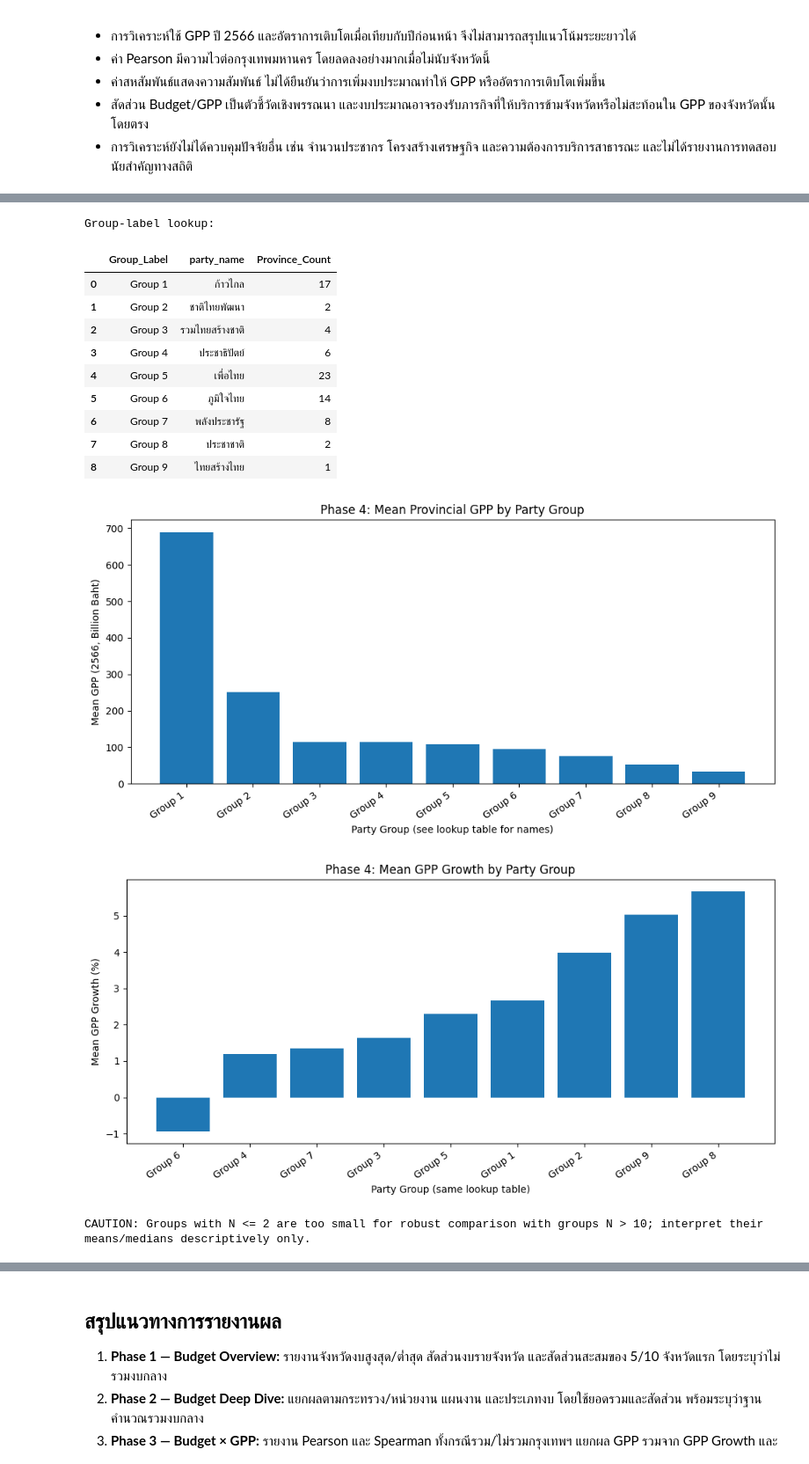
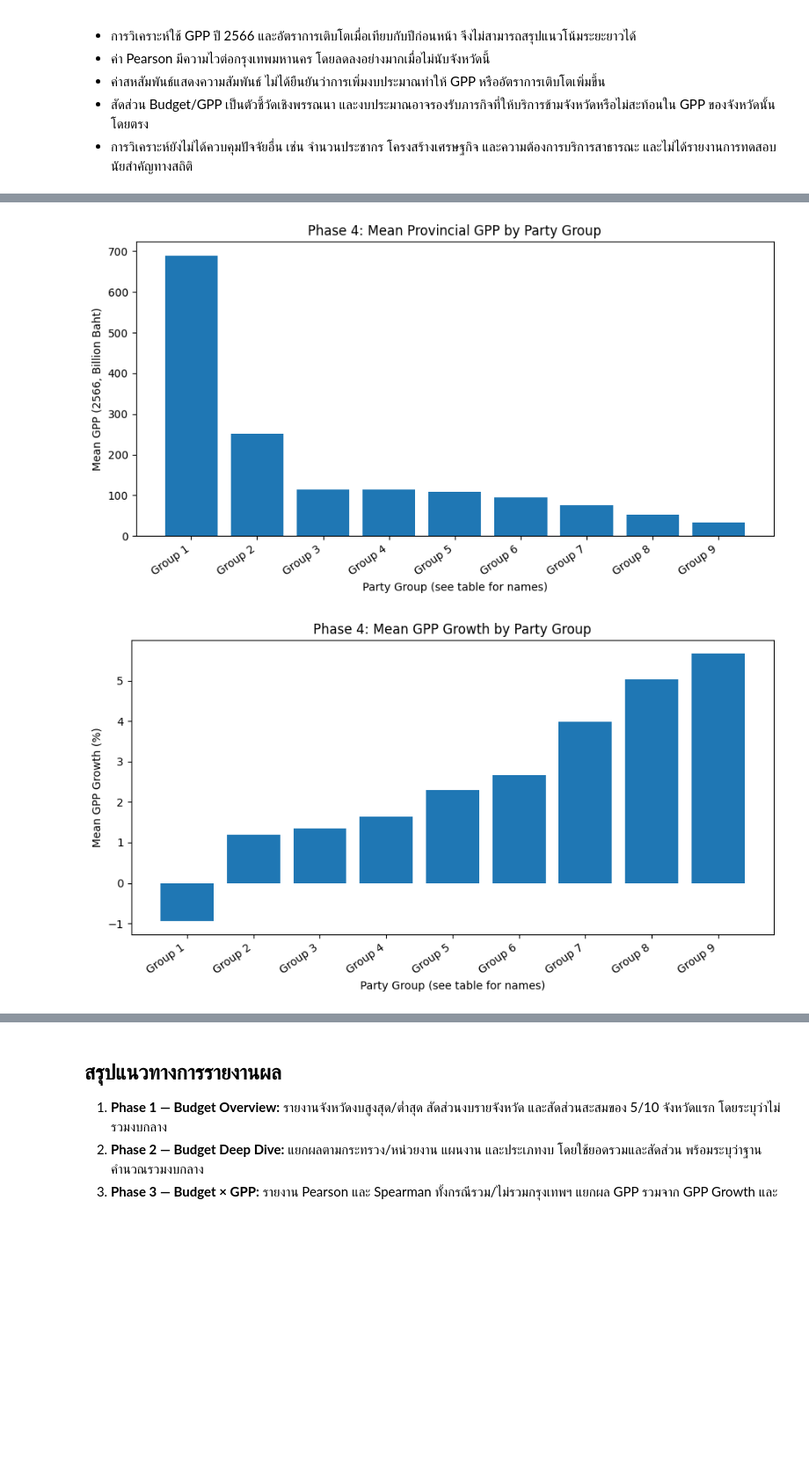
Before and after one commit to niradaa-art/project_BP_group8, a Jupyter notebook: Project_Colab_group8.ipynb, the cells around one changed output, grey strips where cells are left out. Shown at 88% size. Drawn from its saved outputs; the diff is of its cells as text; code cells hidden in the pictures; blank space fills up the shorter version.

```diff
--- a/Project_Colab_group8.ipynb
+++ b/Project_Colab_group8.ipynb
@@ -1307,13 +1266,7 @@ gpp_a['TIME_PERIOD'] = pd.to_numeric(gpp_a['TIME_PERIOD'],errors='coerce')
 gpp_total_a = gpp_a[(gpp_a['NI'].astype(str).str.strip()=='ผลิตภัณฑ์มวลรวมจังหวัด (GPP)') & (gpp_a['CWT'].astype(str).str.strip()!='รวม')].copy()
 gpp_total_a['province'] = gpp_total_a['CWT'].map(normalize_province)
 latest_year = int(gpp_total_a['TIME_PERIOD'].max()); previous_year = latest_year-1
-# Do not silently choose the first row if a province-year has multiple GPP records.
-duplicate_gpp_keys = gpp_total_a.duplicated(['province','TIME_PERIOD'], keep=False)
-if duplicate_gpp_keys.any():
-    print('Duplicate province-year GPP rows found. Inspect UNIT, UNIT_MUL, NA_STAT and indicator metadata before proceeding:')
-    display(gpp_total_a.loc[duplicate_gpp_keys, ['province','TIME_PERIOD','NI','UNIT','UNIT_MUL','Value']].sort_values(['province','TIME_PERIOD']))
-    raise ValueError('GPP has multiple records per province-year; filter to one consistent unit/series before pivoting.')
-pivot_gpp = gpp_total_a.pivot(index='province',columns='TIME_PERIOD',values='Value')
+pivot_gpp = gpp_total_a.pivot_table(index='province',columns='TIME_PERIOD',values='Value',aggfunc='first')
 latest_col = pivot_gpp[latest_year].rename('GPP_Million_Baht')
 prev_col = pivot_gpp[previous_year].rename('GPP_Previous_Million_Baht') if previous_year in pivot_gpp.columns else pd.Series(dtype=float,name='GPP_Previous_Million_Baht')
 analysis_df = province_budget.merge(latest_col,on='province',how='inner',validate='one_to_one')
@@ -1321,13 +1274,12 @@ analysis_df = analysis_df.merge(prev_col,on='province',how='left',validate='one_
 analysis_df['GPP_Growth_pct'] = (analysis_df['GPP_Million_Baht']/analysis_df['GPP_Previous_Million_Baht']-1)*100
 analysis_df['Budget_per_GPP_pct'] = analysis_df['Budget_Baht']/(analysis_df['GPP_Million_Baht']*1e6)*100
 print('GPP year:',latest_year,'| matched provinces:',len(analysis_df))
-print('Pearson Budget-GPP:',round(analysis_df[['Budget_Baht','GPP_Million_Baht']].corr(method='pearson').iloc[0,1],3))
+print('Pearson Budget-GPP:',round(analysis_df[['Budget_Baht','GPP_Million_Baht']].corr().iloc[0,1],3))
 print('Spearman Budget-GPP:',round(analysis_df[['Budget_Baht','GPP_Million_Baht']].corr(method='spearman').iloc[0,1],3))
 no_bkk = analysis_df[analysis_df['province']!='กรุงเทพมหานคร']
 print('Pearson excluding Bangkok:',round(no_bkk[['Budget_Baht','GPP_Million_Baht']].corr().iloc[0,1],3))
-print('Pearson Budget-GPP growth:',round(analysis_df[['Budget_Baht','GPP_Growth_pct']].corr(method='pearson').iloc[0,1],3))
+print('Pearson Budget-GPP growth:',round(analysis_df[['Budget_Baht','GPP_Growth_pct']].corr().iloc[0,1],3))
 print('Spearman Budget-GPP growth:',round(analysis_df[['Budget_Baht','GPP_Growth_pct']].corr(method='spearman').iloc[0,1],3))
-print('Spearman Budget-GPP excluding Bangkok:',round(no_bkk[['Budget_Baht','GPP_Million_Baht']].corr(method='spearman').iloc[0,1],3))
 print('Top GPP provinces:'); display(analysis_df.nlargest(10,'GPP_Million_Baht')[['province','Budget_Baht','GPP_Million_Baht','GPP_Growth_pct','Budget_per_GPP_pct']].style.format({'Budget_Baht':'{:,.0f}','GPP_Million_Baht':'{:,.2f}','GPP_Growth_pct':'{:.2f}%','Budget_per_GPP_pct':'{:.2f}%'}))
 print('Highest budget-to-GPP ratios (descriptive only):'); display(analysis_df.nlargest(10,'Budget_per_GPP_pct')[['province','Budget_per_GPP_pct']].style.format({'Budget_per_GPP_pct':'{:.2f}%'}))
 print('Lowest budget-to-GPP ratios (descriptive only):'); display(analysis_df.nsmallest(10,'Budget_per_GPP_pct')[['province','Budget_per_GPP_pct']].style.format({'Budget_per_GPP_pct':'{:.2f}%'}))
@@ -2091,52 +2010,15 @@ Linear Regression สามารถอธิบายความแปรป
 # %%
-from scipy.stats import kruskal
-
 party_a = party_analysis_raw.copy()
 party_a['province'] = party_a['changwad_area_name'].map(normalize_province)
 party_a['party_name'] = party_a['party_name'].astype(str).str.strip()
 party_a = party_a[['province','party_name']].drop_duplicates('province')
 phase4 = analysis_df.merge(party_a,on='province',how='left',validate='one_to_one').dropna(subset=['party_name','GPP_Million_Baht','GPP_Growth_pct']).copy()
-party_summary = phase4.groupby('party_name',dropna=False).agg(
-    Province_Count=('province','nunique'),
-    Mean_GPP=('GPP_Million_Baht','mean'),
-    Median_GPP=('GPP_Million_Baht','median'),
-    Mean_GPP_Growth_pct=('GPP_Growth_pct','mean'),
-    Median_GPP_Growth_pct=('GPP_Growth_pct','median')
-).sort_values('Mean_GPP',ascending=False).reset_index()
-# One fixed mapping is reused across both charts so labels never change meaning.
-party_summary['Group_Label'] = ['Group '+str(i) for i in range(1,len(party_summary)+1)]
+party_summary = phase4.groupby('party_name',dropna=False).agg(Province_Count=('province','nunique'),Mean_GPP=('GPP_Million_Baht','mean'),Median_GPP=('GPP_Million_Baht','median'),Mean_GPP_Growth_pct=('GPP_Growth_pct','mean'),Median_GPP_Growth_pct=('GPP_Growth_pct','median')).sort_values('Mean_GPP',ascending=False).reset_index()
 display(party_summary.style.format({'Mean_GPP':'{:,.2f}','Median_GPP':'{:,.2f}','Mean_GPP_Growth_pct':'{:.2f}%','Median_GPP_Growth_pct':'{:.2f}%'}))
-print('Group-label lookup:')
-display(party_summary[['Group_Label','party_name','Province_Count']])
-
-plot_party = party_summary.sort_values('Mean_GPP',ascending=False).copy()
-plt.figure(figsize=(10,5))
-plt.bar(plot_party['Group_Label'],plot_party['Mean_GPP']/1e3)
-plt.xlabel('Party Group (see lookup table for names)'); plt.ylabel(f'Mean GPP ({latest_year}, Billion Baht)')
-plt.title('Phase 4: Mean Provincial GPP by Party Group'); plt.xticks(rotation=35,ha='right'); plt.tight_layout(); plt.show()
-
-plot_growth = party_summary.sort_values('Mean_GPP_Growth_pct').copy()
-plt.figure(figsize=(10,5))
-plt.bar(plot_growth['Group_Label'],plot_growth['Mean_GPP_Growth_pct'])
-plt.xlabel('Party Group (same lookup table)'); plt.ylabel('Mean GPP Growth (%)')
-plt.title('Phase 4: Mean GPP Growth by Party Group'); plt.xticks(rotation=35,ha='right'); plt.tight_layout(); plt.show()
-
-# Exploratory only: exclude groups with N <= 2 from Kruskal-Wallis summaries.
-# Tiny groups are displayed descriptively but should not be compared with large groups.
-small_groups = party_summary[party_summary['Province_Count'] <= 2][['party_name','Province_Count']]
-print('CAUTION: Groups with N <= 2 are too small for robust comparison with groups N > 10; interpret their means/medians descriptively only.')
-display(small_groups)
-valid_groups_gpp = [g['GPP_Million_Baht'].dropna().values for _,g in phase4.groupby('party_name') if g['GPP_Million_Baht'].notna().sum() > 2]
-valid_groups_growth = [g['GPP_Growth_pct'].dropna().values for _,g in phase4.groupby('party_name') if g['GPP_Growth_pct'].notna().sum() > 2]
-if len(valid_groups_gpp) >= 2:
-    stat_gpp, p_gpp = kruskal(*valid_groups_gpp)
-    print(f'Exploratory Kruskal-Wallis for GPP (groups with n >= 2): H={stat_gpp:.3f}, p={p_gpp:.4g}, groups={len(valid_groups_gpp)}')
-else:
-    print('Kruskal-Wallis for GPP not run: fewer than two groups have at least 2 provinces.')
-if len(valid_groups_growth) >= 2:
-    stat_growth, p_growth = kruskal(*valid_groups_growth)
-    print(f'Exploratory Kruskal-Wallis for GPP Growth (groups with n >= 2): H={stat_growth:.3f}, p={p_growth:.4g}, groups={len(valid_groups_growth)}')
-else:
-    print('Kruskal-Wallis for GPP Growth not run: fewer than two groups have at least 2 provinces.')
-print('Interpretation caution: Kruskal-Wallis is exploratory/descriptive, not causal. Groups with N <= 2 are excluded from the test and should not be compared inferentially with groups N > 10; unequal sample sizes and confounders remain.')
+plot_party = party_summary.copy(); plot_party['Group_Label'] = ['Group '+str(i) for i in range(1,len(plot_party)+1)]
+plt.figure(figsize=(9,5)); plt.bar(plot_party['Group_Label'],plot_party['Mean_GPP']/1e3)
+plt.xlabel('Party Group (see table for names)'); plt.ylabel(f'Mean GPP ({latest_year}, Billion Baht)'); plt.title('Phase 4: Mean Provincial GPP by Party Group'); plt.xticks(rotation=35,ha='right'); plt.tight_layout(); plt.show()
+plot_growth = party_summary.sort_values('Mean_GPP_Growth_pct').copy(); plot_growth['Group_Label'] = ['Group '+str(i) for i in range(1,len(plot_growth)+1)]
+plt.figure(figsize=(9,5)); plt.bar(plot_growth['Group_Label'],plot_growth['Mean_GPP_Growth_pct'])
+plt.xlabel('Party Group (see table for names)'); plt.ylabel('Mean GPP Growth (%)'); plt.title('Phase 4: Mean GPP Growth by Party Group'); plt.xticks(rotation=35,ha='right'); plt.tight_layout(); plt.show()
 # %% [output]
@@ -2153,14 +2035,2 @@ print('Interpretation caution: Kruskal-Wallis is exploratory/descriptive, not ca
-Group-label lookup:
-|  | Group_Label | party_name | Province_Count |
-| 0 | Group 1 | ก้าวไกล | 17 |
-| 1 | Group 2 | ชาติไทยพัฒนา | 2 |
-| 2 | Group 3 | รวมไทยสร้างชาติ | 4 |
-| 3 | Group 4 | ประชาธิปัตย์ | 6 |
-| 4 | Group 5 | เพื่อไทย | 23 |
-| 5 | Group 6 | ภูมิใจไทย | 14 |
-| 6 | Group 7 | พลังประชารัฐ | 8 |
-| 7 | Group 8 | ประชาชาติ | 2 |
-| 8 | Group 9 | ไทยสร้างไทย | 1 |
-[figure, old version]
+[figure, new version]
-[figure, old version]
+[figure, new version]
-CAUTION: Groups with N <= 2 are too small for robust comparison with groups N > 10; interpret their means/medians descriptively only.
```
Also changed, not shown: parts of 63 cells of this notebook.
